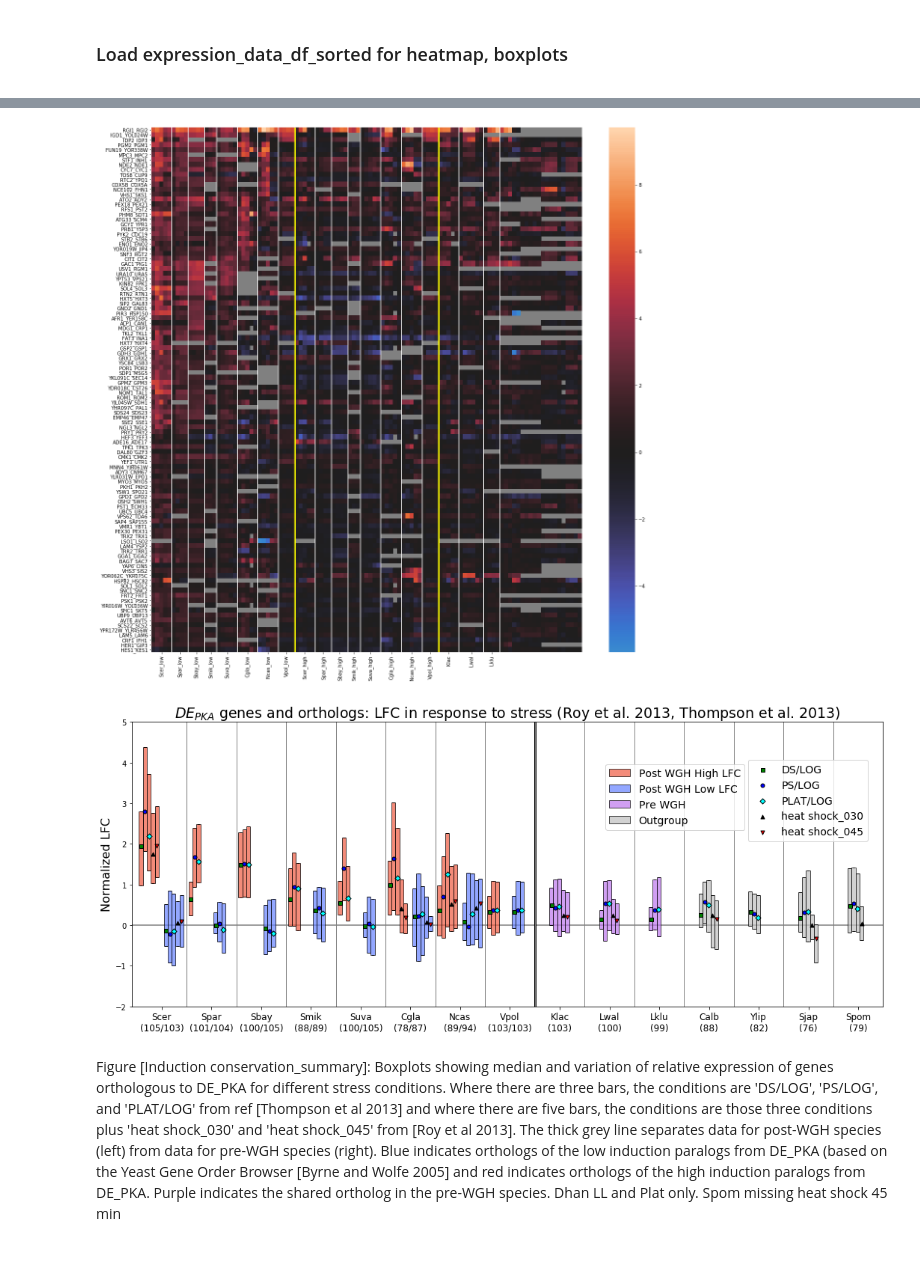
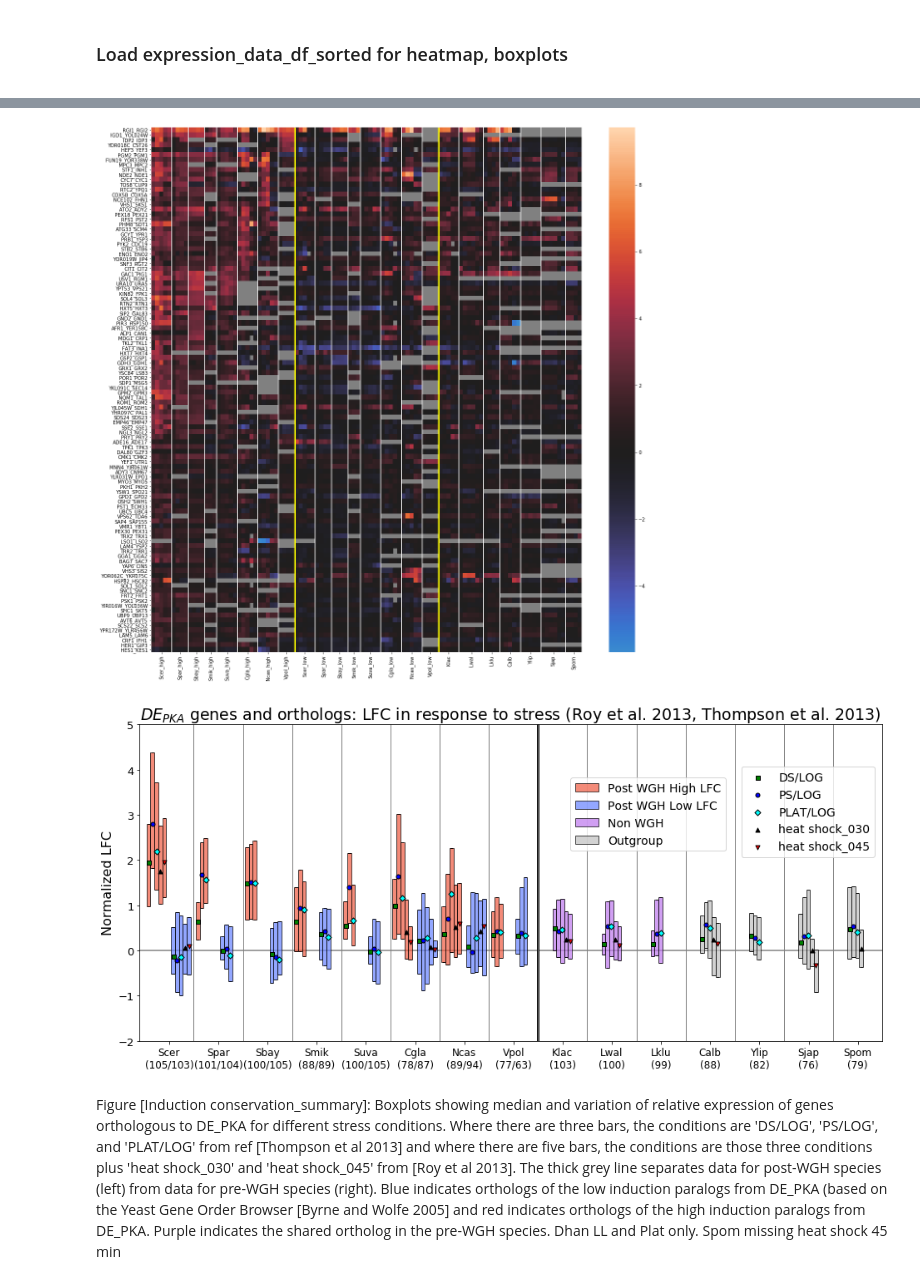
Before and after one commit to heineike02/yeast_esr_expression_analysis, a Jupyter notebook: scripts/20181210_goi_raw_exp_stress_resp_phylogeny.ipynb, the cells around one changed output, grey strips where cells are left out. Drawn from its saved outputs; the diff is of its cells as text; code cells hidden in the pictures; blank space fills up the shorter version.

```diff
--- a/scripts/20181210_goi_raw_exp_stress_resp_phylogeny.ipynb
+++ b/scripts/20181210_goi_raw_exp_stress_resp_phylogeny.ipynb
@@ -209,7 +489,7 @@ list(ohnologs_goi_array['SC_common_name_high'])
 
 #Plot it in three subplots - high, low, pre_wgh
 
-high_gene = 'EGO4' #'YPT53'  #GND2 #GPM2
+high_gene = 'GPM2'#'EGO4' #'YPT53'  #GND2 #GPM2
 row = ohnologs_goi_array[ohnologs_goi_array['SC_common_name_high']==high_gene]
 
 fig, axarr = plt.subplots(3,1, figsize = (15,15))
@@ -430,10 +710,10 @@ expression_data_df_sorted
 <a id='LFC_plots'></a>
 # %%
 # #Save expression data
-# expression_data_df_sorted.to_csv(os.path.normpath(data_processing_dir + 'regev_data/20200620_expression_data_sorted.csv'))
+#expression_data_df_sorted.to_csv(os.path.normpath(data_processing_dir + 'regev_data/20210217_expression_data_sorted.csv'))
 
 #Load expression_data_df_sorted
-expression_data_df_sorted = pd.read_csv(os.path.normpath(data_processing_dir + 'regev_data/20200620_expression_data_sorted.csv'),index_col=0)
+expression_data_df_sorted = pd.read_csv(os.path.normpath(data_processing_dir + 'regev_data/20210217_expression_data_sorted.csv'),index_col=0)
 
 #This species order applies for heatmaps and conservation images.
 spec_order_post_WGH = ['Spar','Sbay','Smik','Suva', 'Cgla', 'Ncas','Vpol']
@@ -456,7 +736,7 @@ fig_hmap_exp, ax_hmap_exp = plt.subplots(figsize=(20,20))
 N_spec_level = {}
 
 label_order = []
-for level in ['low','high']:
+for level in ['high', 'low']:
     for spec in spec_sets['Post WGH ' + level]:
         label = spec + '_' + level
         N_spec_level[label] = 0
@@ -531,7 +811,7 @@ expression_data_df_pka_corr = expression_data_df_sorted.loc[:,new_columns]
 N_spec_level = {}
 
 label_order = []
-for level in ['low','high']:
+for level in ['high', 'low']:
     for spec in spec_sets['Post WGH ' + level]:
         label = spec + '_' + level
         N_spec_level[label] = 0
@@ -579,7 +859,6 @@ ax_hmap_exp.set_xticklabels(new_tick_labels, rotation = 90)  #rotation=45, ha='r
 ax_hmap_exp.vlines(sep_lines, ymin = 0, ymax = len(expression_data_df_pka_corr), colors = 'white')
 ax_hmap_exp.vlines(big_lines, ymin = 0, ymax = len(expression_data_df_pka_corr), colors = 'yellow',linewidth=3)
 ax_hmap_exp.set_rasterized(True)    #Had to do this because .svg took ages on inkscape to work with
-#fig_hmap_exp.savefig(os.path.normpath('/home/heineike/scratch/induction_conservation_all.svg'))
-#fig_hmap_exp.savefig(figsave_dir + 'LFC_conservation_heatmap.svg')
+fig_hmap_exp.savefig(figsave_dir + 'LFC_conservation_heatmap.svg')
 # %% [output]
-[figure, old version]
+[figure, new version]
@@ -593,7 +868,7 @@ ax_hmap_exp.set_rasterized(True)    #Had to do this because .svg took ages on in
 
 #Make sure to load heat map and species orer/sets above
 
-fig_induction, ax_induction = plt.subplots(figsize=(18,7))
+fig_induction, ax_induction = plt.subplots(figsize=(16,7))
 bw = 0.08
 margin = 0.04
 opacity = 0.8
@@ -607,7 +882,7 @@ spec_sets = {'Post WGH low' : ['Scer'] + spec_order_post_WGH,
 colors = {'low': '#6682ff', 'high':'#ef5a40', 'Pre WGH': '#bd76ed', 'Outgroup':'#bfbfbf'}
 legend_label_dict = {'low': 'Post WGH Low LFC',
                  'high': 'Post WGH High LFC',
-                 'Pre WGH': 'Pre WGH',
+                 'Pre WGH': 'Non WGH',
                  'Outgroup': 'Outgroup'}
 index = {'low':[],'high':[], 'Pre WGH':[], 'Outgroup':[]}
 data_mean = {'low':[],'high':[], 'Pre WGH':[], 'Outgroup':[]}
@@ -709,36 +984,37 @@ for subset_name in ['high', 'low', 'Pre WGH', 'Outgroup']:
 #                  label=legend_labels[subset_name],
 #                  yerr = data_std[subset_name])
 #                  #bottom = bottom)
 
 
 ymax = 5.0
 ymin = -2.0
 ax_induction.vlines([len(spec_sets['Post WGH high'])], ymin = ymin, ymax = ymax, colors = 'k',linewidth=3)
 ax_induction.vlines(list(range(len(spec_sets['Post WGH high']) + len(spec_sets['Pre WGH']) + len(spec_sets['Outgroup'])))[1:], ymin=ymin, ymax = ymax, colors = 'gray', linewidth = 1)
 ax_induction.set_xticklabels(label_order, fontdict={'fontsize':12})
 ax_induction.set_xlim(0, len(spec_sets['Post WGH high']) + len(spec_sets['Pre WGH']) + len(spec_sets['Outgroup']))
 ax_induction.set_xticks(label_ind)
 ax_induction.set_ylim(ymin,ymax)
 ax_induction.set_xlim(-0.1, len(label_ind))
 ax_induction.plot((-0.1,len(label_ind)),(0,0), color='grey',zorder=-1)
 ax_induction.set_ylabel('Normalized LFC', fontdict={'fontsize':16})
+ax_induction.tick_params(axis='y', labelsize=13)
 ax_induction.set_title('$DE_{PKA}$ genes and orthologs: LFC in response to stress (Roy et al. 2013, Thompson et al. 2013)',fontdict={'fontsize':19})
-leg1 = ax_induction.legend(legend_handles, legend_labels, prop={'size':14}, loc = (0.63,0.62) )
+leg1 = ax_induction.legend(legend_handles, legend_labels, prop={'size':14}, loc = (0.58,0.60) )
 
 # Plot medians with chosen markers
 
 for cond in conds_pka_corr:
     markers_df = pd.DataFrame(median_markers[cond])
     marker, color = conds_pka_corr_markerprops[cond]
     ax_induction.scatter(markers_df[0],markers_df[1],marker=marker, color=color, edgecolor='k',zorder=1, s=25, label = cond)
 
-leg2 = ax_induction.legend(loc = (0.82,0.58), prop={'size':14})
+leg2 = ax_induction.legend(loc = (0.81,0.58), prop={'size':14})
 
 ax_induction.add_artist(leg1)
 
 fig_induction.savefig(figsave_dir + 'induction_conservation_summary.svg')
 # %% [output]
-[figure, old version]
+[figure, new version]
 # %% [markdown]
 Figure [Induction conservation_summary]: Boxplots showing median and variation of relative expression of genes orthologous to DE_PKA for different stress conditions.  Where there are three bars, the conditions are 'DS/LOG',  'PS/LOG', and 'PLAT/LOG' from ref [Thompson et al 2013] and where there are five bars, the conditions are those three conditions plus 'heat shock_030' and 'heat shock_045' from [Roy et al 2013].  The thick grey line separates data for post-WGH species (left) from data for pre-WGH species (right).  Blue indicates orthologs of the low induction paralogs from DE_PKA (based on the Yeast Gene Order Browser [Byrne and Wolfe 2005] and red indicates orthologs of the high induction paralogs from DE_PKA.  Purple indicates the shared ortholog in the pre-WGH species. Dhan LL and Plat only.  Spom missing heat shock 45 min
 # %% [markdown]
```
Also changed, not shown: parts of 27 cells of this notebook, 3 other files.
